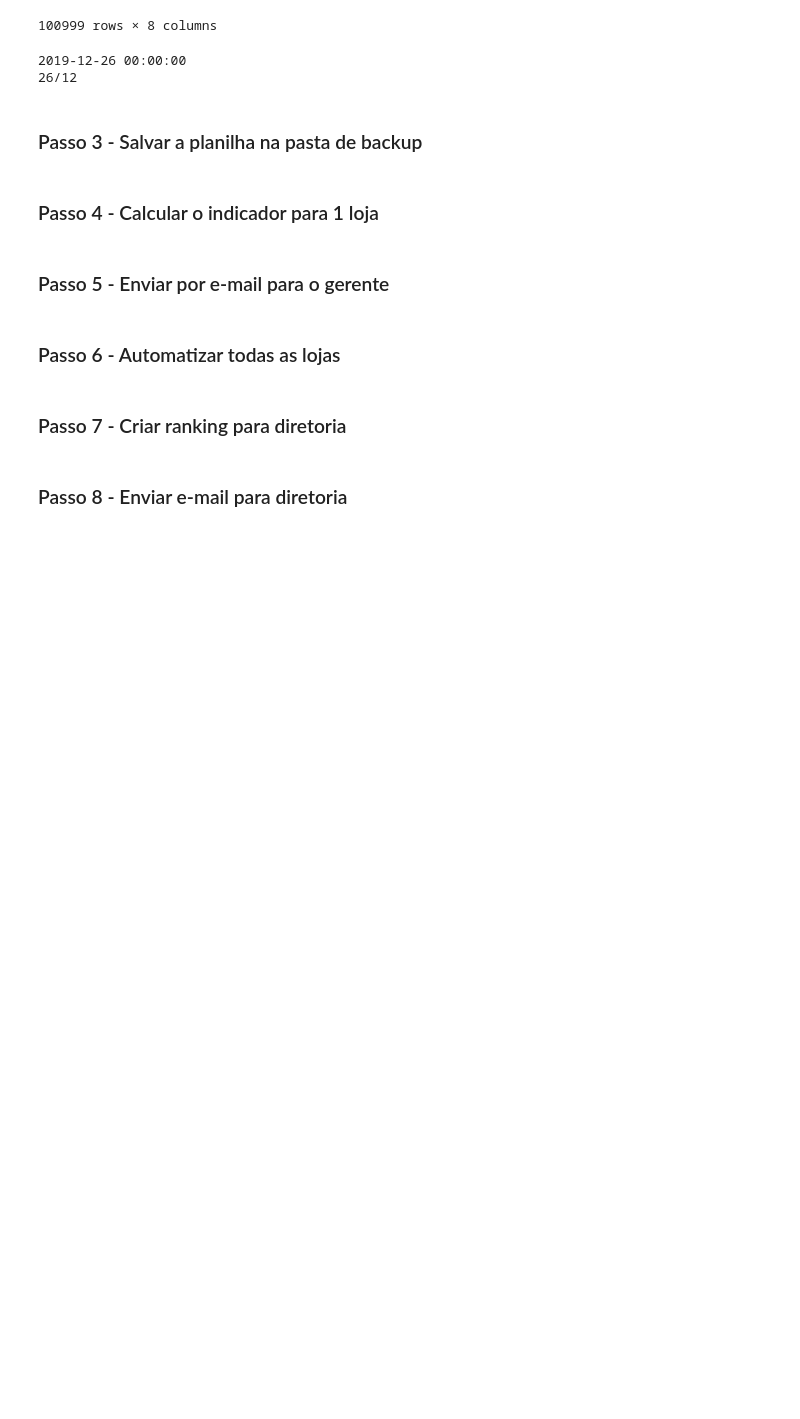
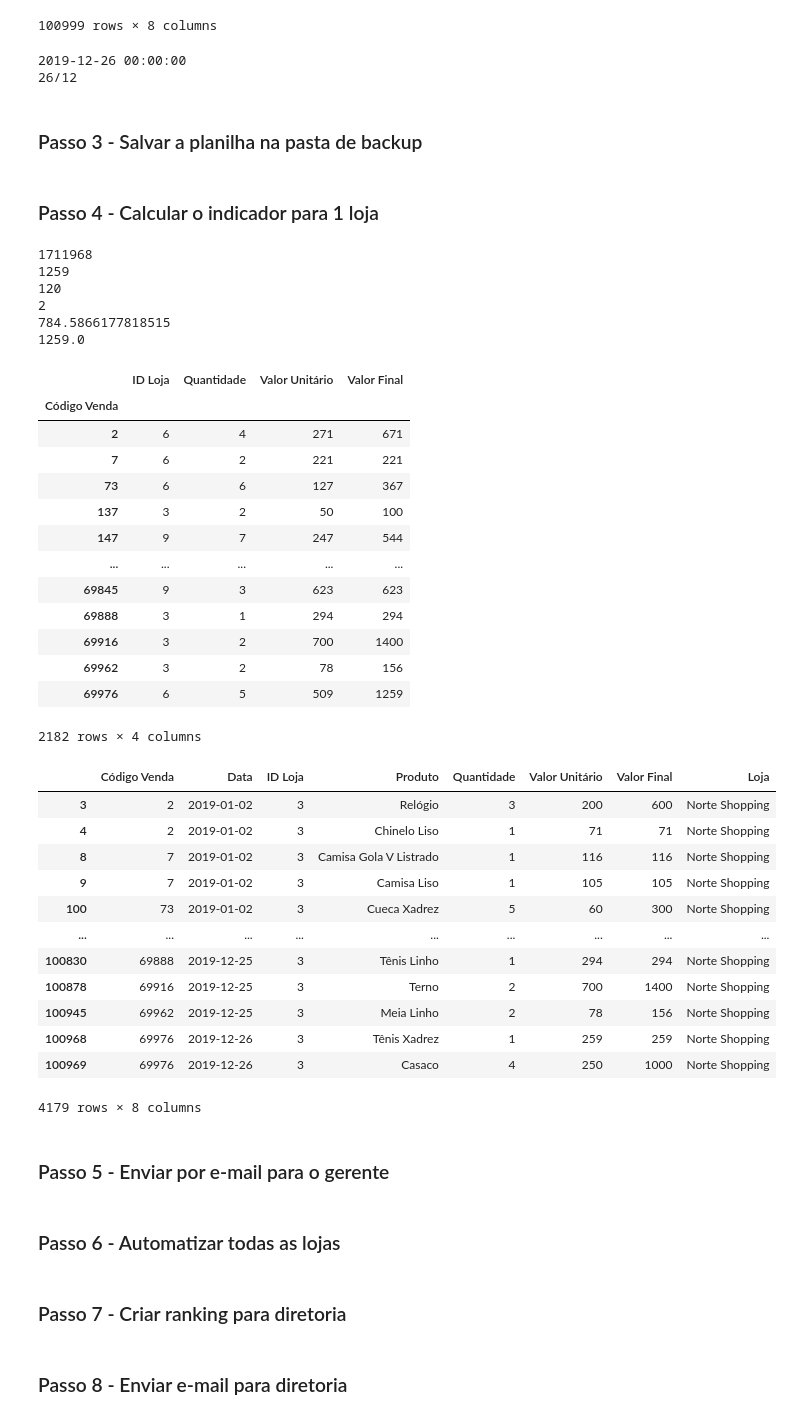
Before and after one commit to gustavocaldonho/automacaoDeProcessos, a Jupyter notebook: Automacao de Processo.ipynb, the cells around one changed output. Cells and saved outputs as stored; diff of their text form; code cells hidden in the pictures; blank space fills up the shorter version.

Commit message:
calculando tickets medios

```diff
--- a/Automacao de Processo.ipynb
+++ b/Automacao de Processo.ipynb
@@ -121,6 +121,70 @@ for loja in dicionario_lojas:
     dicionario_lojas[loja].to_excel(local_arquivo) #salvando o dataframe em excel
 # %% [markdown]
 ### Passo 4 - Calcular o indicador para 1 loja
+# %%
+loja = 'Norte Shopping'
+
+vendas_loja = dicionario_lojas[loja]
+vendas_loja_dia = vendas_loja.loc[vendas_loja['Data'] == dia_indicador, :]
+
+#faturamento
+faturamento_ano = vendas_loja['Valor Final'].sum()
+print(faturamento_ano)
+faturamento_dia = vendas_loja_dia['Valor Final'].sum()
+print(faturamento_dia)
+
+#diversidade de produtos
+qtde_produtos_ano = len(vendas_loja['Produto'].unique()) # .unique() tira os valores duplicados
+print(qtde_produtos_ano)
+qtde_produtos_dia = len(vendas_loja_dia['Produto'].unique()) # .unique() tira os valores duplicados
+print(qtde_produtos_dia)
+
+#ticket médio ano
+valor_venda = vendas_loja.groupby('Código Venda').sum(numeric_only=True) #agrupando os códigos das vendas e somando as coluna que possuem valor numérico
+ticket_media_ano = valor_venda['Valor Final'].mean() #calculando a média
+print(ticket_media_ano)
+
+# ticket médio dia
+valor_venda_dia = vendas_loja_dia.groupby('Código Venda').sum(numeric_only=True)
+ticket_media_dia = valor_venda_dia['Valor Final'].mean() #calculando a média
+print(ticket_media_dia)
+
+display(valor_venda)
+display(vendas_loja)
+# %% [output]
+1711968
+1259
+120
+2
+784.5866177818515
+1259.0
+|  | ID Loja | Quantidade | Valor Unitário | Valor Final |
+| Código Venda |  |  |  |  |
+| 2 | 6 | 4 | 271 | 671 |
+| 7 | 6 | 2 | 221 | 221 |
+| 73 | 6 | 6 | 127 | 367 |
+| 137 | 3 | 2 | 50 | 100 |
+| 147 | 9 | 7 | 247 | 544 |
+| ... | ... | ... | ... | ... |
+| 69845 | 9 | 3 | 623 | 623 |
+| 69888 | 3 | 1 | 294 | 294 |
+| 69916 | 3 | 2 | 700 | 1400 |
+| 69962 | 3 | 2 | 78 | 156 |
+| 69976 | 6 | 5 | 509 | 1259 |
+2182 rows × 4 columns
+|  | Código Venda | Data | ID Loja | Produto | Quantidade | Valor Unitário | Valor Final | Loja |
+| 3 | 2 | 2019-01-02 | 3 | Relógio | 3 | 200 | 600 | Norte Shopping |
+| 4 | 2 | 2019-01-02 | 3 | Chinelo Liso | 1 | 71 | 71 | Norte Shopping |
+| 8 | 7 | 2019-01-02 | 3 | Camisa Gola V Listrado | 1 | 116 | 116 | Norte Shopping |
+| 9 | 7 | 2019-01-02 | 3 | Camisa Liso | 1 | 105 | 105 | Norte Shopping |
+| 100 | 73 | 2019-01-02 | 3 | Cueca Xadrez | 5 | 60 | 300 | Norte Shopping |
+| ... | ... | ... | ... | ... | ... | ... | ... | ... |
+| 100830 | 69888 | 2019-12-25 | 3 | Tênis Linho | 1 | 294 | 294 | Norte Shopping |
+| 100878 | 69916 | 2019-12-25 | 3 | Terno | 2 | 700 | 1400 | Norte Shopping |
+| 100945 | 69962 | 2019-12-25 | 3 | Meia Linho | 2 | 78 | 156 | Norte Shopping |
+| 100968 | 69976 | 2019-12-26 | 3 | Tênis Xadrez | 1 | 259 | 259 | Norte Shopping |
+| 100969 | 69976 | 2019-12-26 | 3 | Casaco | 4 | 250 | 1000 | Norte Shopping |
+4179 rows × 8 columns
 # %% [markdown]
 ### Passo 5 - Enviar por e-mail para o gerente
 # %% [markdown]
```
